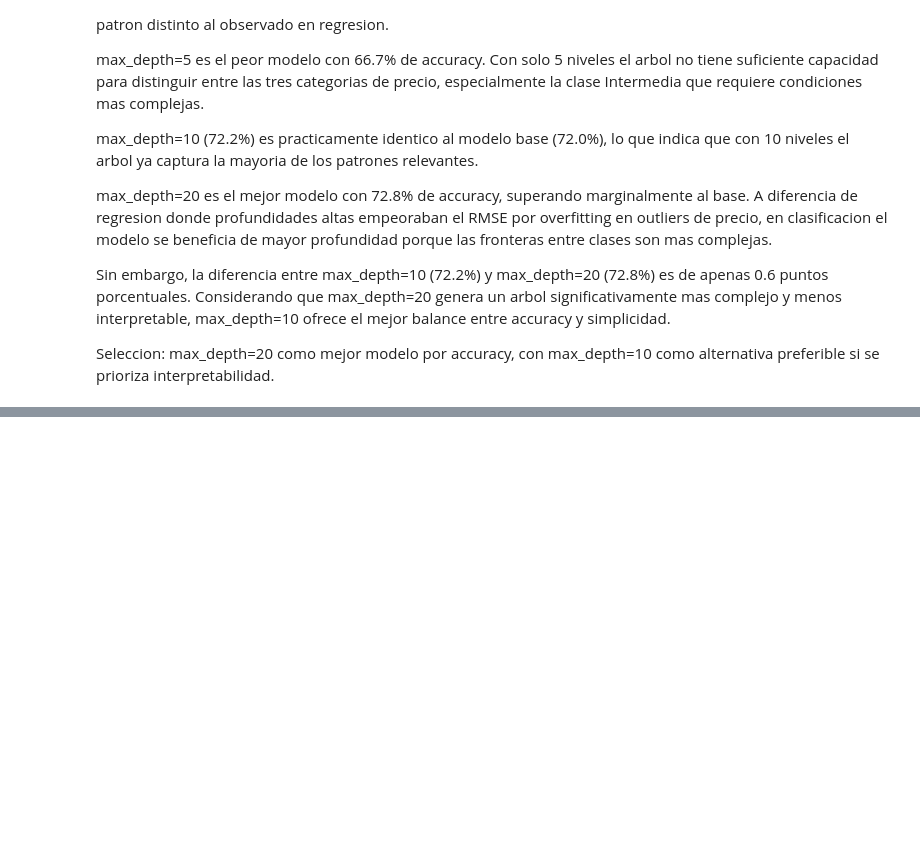
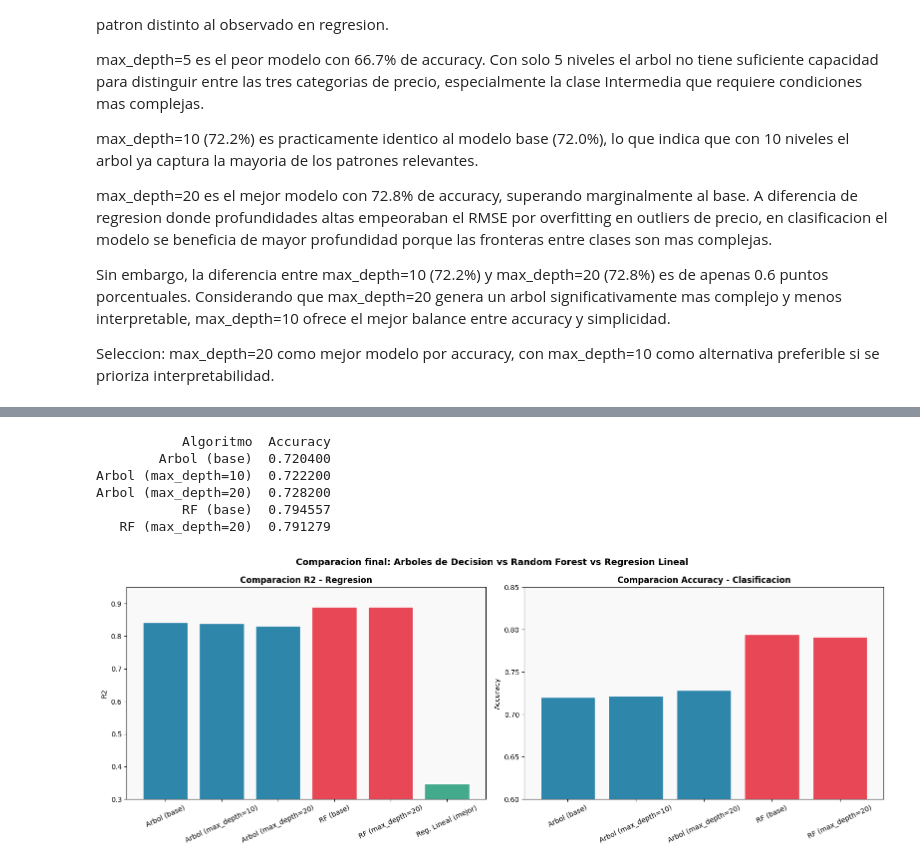
Before and after one commit to fabianpradod/lab4-mineria, a Jupyter notebook: mod/smartStay_decision_tree.ipynb, the cells around one changed output, grey strips where cells are left out. Cells and saved outputs as stored; diff of their text form; code cells hidden in the pictures; blank space fills up the shorter version.

```diff
--- a/mod/smartStay_decision_tree.ipynb
+++ b/mod/smartStay_decision_tree.ipynb
@@ -1286,0 +1417,44 @@ alternativa preferible si se prioriza interpretabilidad.
+# %%
+comparison_clf = pd.DataFrame([
+    {"Algoritmo": "Arbol (base)",        "Accuracy": 0.7204},
+    {"Algoritmo": "Arbol (max_depth=10)","Accuracy": 0.7222},
+    {"Algoritmo": "Arbol (max_depth=20)","Accuracy": 0.7282},
+    {"Algoritmo": "RF (base)",           "Accuracy": rf_clf_base['metrics']['accuracy']},
+    {"Algoritmo": "RF (max_depth=20)",   "Accuracy": rf_clf_models['max_depth=20']['metrics']['accuracy']},
+])
+
+print(comparison_clf.to_string(index=False))
+# %% [output]
+           Algoritmo  Accuracy
+        Arbol (base)  0.720400
+Arbol (max_depth=10)  0.722200
+Arbol (max_depth=20)  0.728200
+           RF (base)  0.794557
+   RF (max_depth=20)  0.791279
+# %%
+fig, axes = plt.subplots(1, 2, figsize=(16, 6))
+
+# Regresion - R2
+colors_reg = ['#2E86AB']*3 + ['#E84855']*2 + ['#43AA8B']
+axes[0].bar(comparison_reg["Algoritmo"], comparison_reg["R2"], color=colors_reg, edgecolor='white')
+axes[0].set_title("Comparacion R2 - Regresion", fontweight="bold")
+axes[0].set_ylabel("R2")
+axes[0].set_ylim(0.3, 0.95)
+axes[0].tick_params(axis='x', rotation=25)
+axes[0].grid(False)
+
+# Clasificacion - Accuracy
+colors_clf = ['#2E86AB']*3 + ['#E84855']*2
+axes[1].bar(comparison_clf["Algoritmo"], comparison_clf["Accuracy"], color=colors_clf, edgecolor='white')
+axes[1].set_title("Comparacion Accuracy - Clasificacion", fontweight="bold")
+axes[1].set_ylabel("Accuracy")
+axes[1].set_ylim(0.6, 0.85)
+axes[1].tick_params(axis='x', rotation=25)
+axes[1].grid(False)
+
+plt.suptitle("Comparacion final: Arboles de Decision vs Random Forest vs Regresion Lineal",
+             fontsize=13, fontweight="bold")
+plt.tight_layout()
+plt.show()
+# %% [output]
+[figure, added]
```
Also changed, not shown: parts of 8 cells of this notebook.
